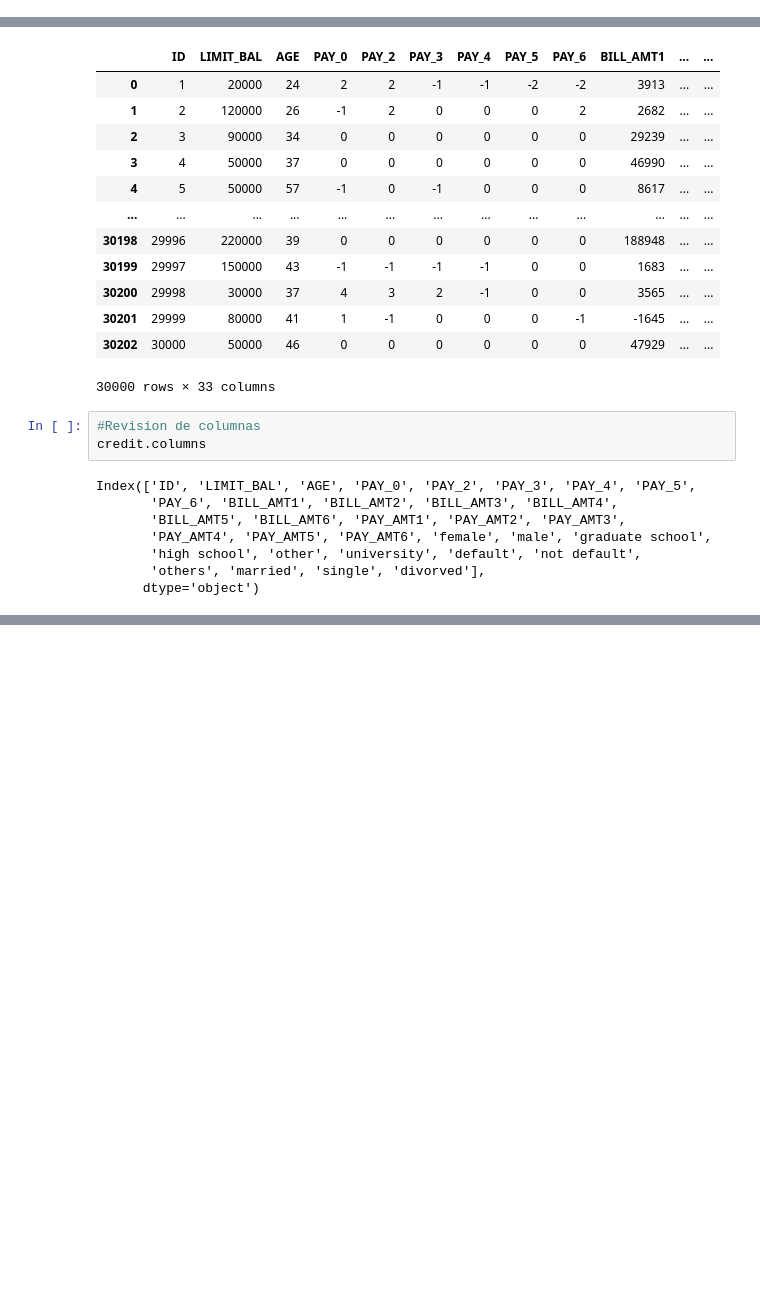
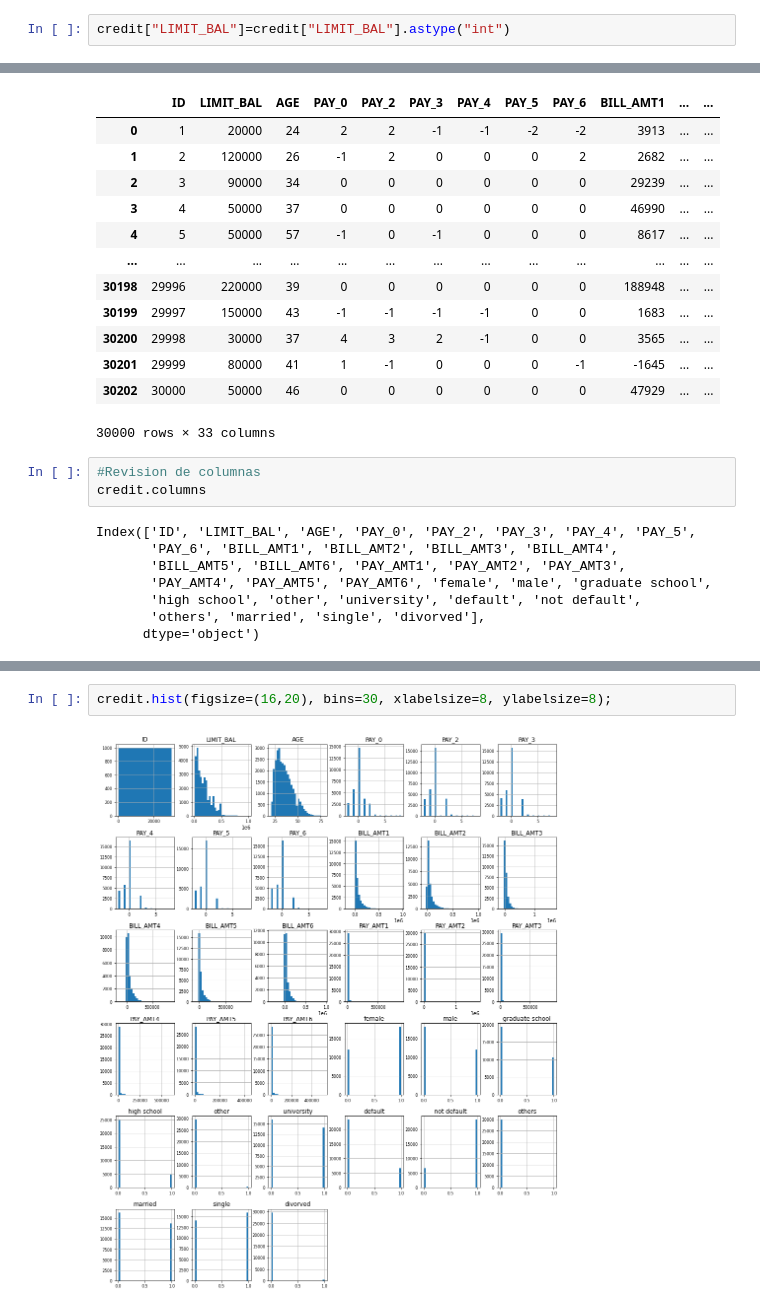
Before and after one commit to aobando20/Machine-learning, a Jupyter notebook: BancoUno Proyecto Final.ipynb, the cells around one changed output, grey strips where cells are left out. Drawn from its saved outputs; the diff is of its cells as text; blank space fills up the shorter version.

```diff
--- a/BancoUno Proyecto Final.ipynb
+++ b/BancoUno Proyecto Final.ipynb
@@ -203,6 +203,8 @@ dtypes: object(25)
 memory usage: 6.0+ MB
 # %%
 credit["ID"]=credit["ID"].astype("int")
+# %%
+credit["LIMIT_BAL"]=credit["LIMIT_BAL"].astype("int")
 # %%
 credit["MARRIAGE"]=credit["MARRIAGE"].astype("int")
 # %%
@@ -423,0 +457,4 @@ Index(['ID', 'LIMIT_BAL', 'AGE', 'PAY_0', 'PAY_2', 'PAY_3', 'PAY_4', 'PAY_5',
+# %%
+credit.hist(figsize=(16,20), bins=30, xlabelsize=8, ylabelsize=8);
+# %% [output]
+[figure, added]
```
Also changed, not shown: parts of 16 cells of this notebook, 1 other file.
